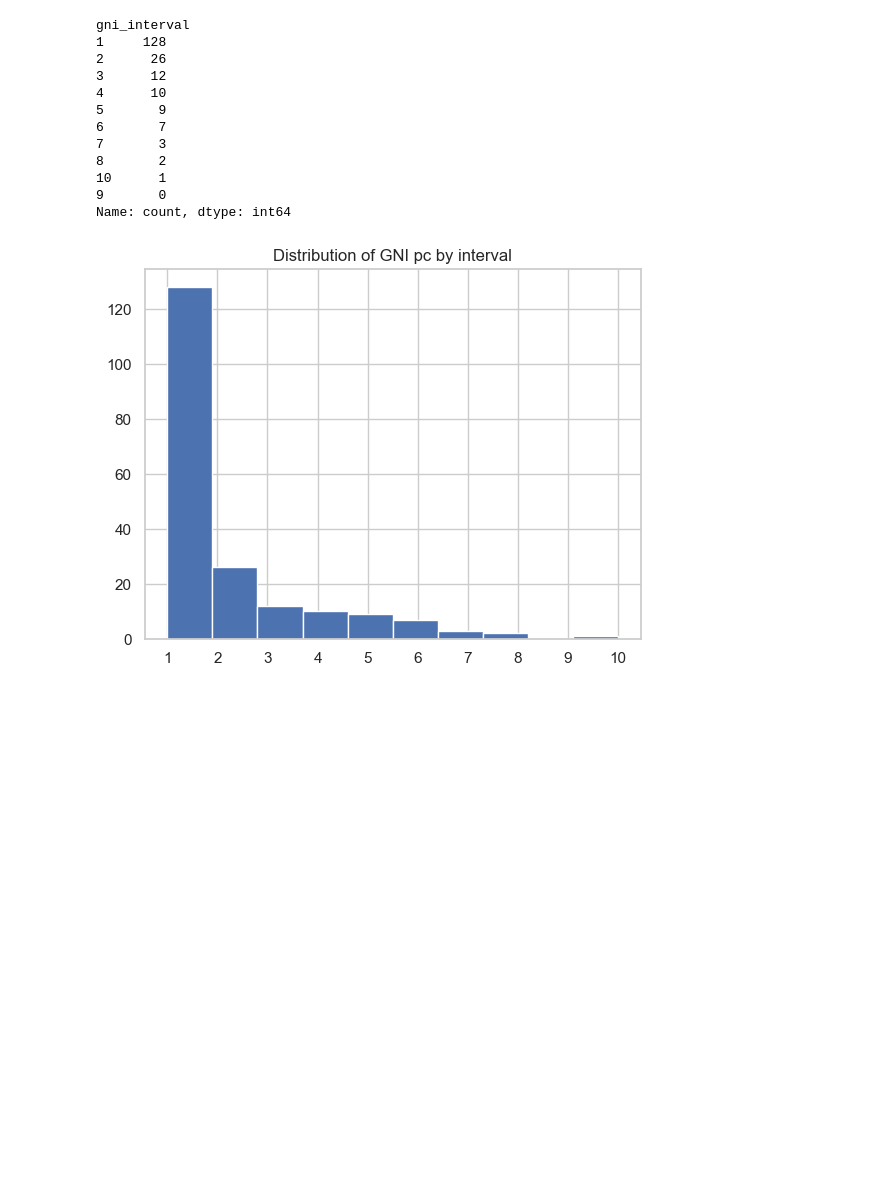
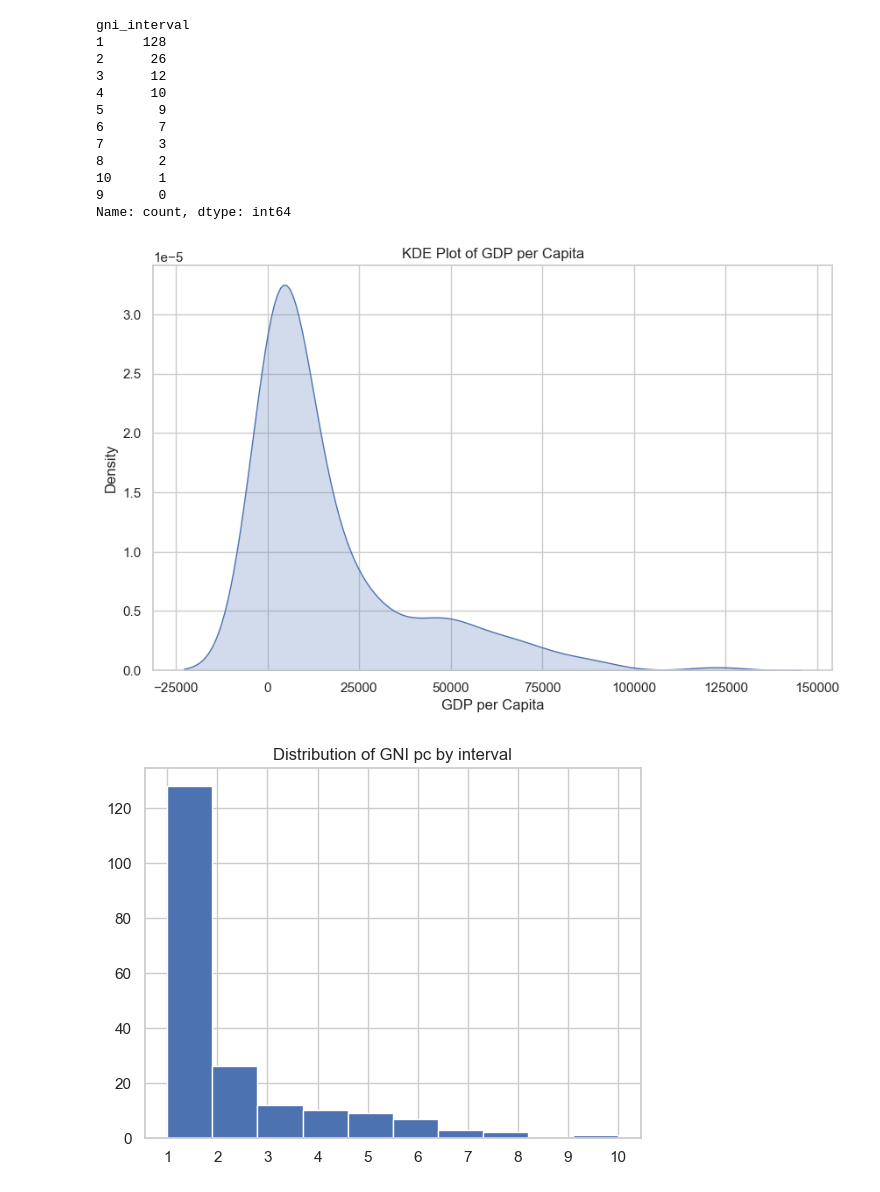
Before and after one commit to luciasauer/brushup_coding, a Jupyter notebook: eda.ipynb, the cells around one changed output. Saved outputs shown, nothing was run; the diff lists cells and outputs as text; code cells hidden in the pictures; blank space fills up the shorter version.

```diff
--- a/eda.ipynb
+++ b/eda.ipynb
@@ -158,6 +162,15 @@ gni_interval
 10      1
 9       0
 Name: count, dtype: int64
+# %%
+plt.figure(figsize=(10, 6))
+sns.kdeplot(df_pivot['gni_pc_2021'], fill=True)
+plt.title('KDE Plot of GDP per Capita')
+plt.xlabel('GDP per Capita')
+plt.ylabel('Density')
+plt.show()
+# %% [output]
+[figure, added]
 # %%
 ax = df_pivot.gni_interval.hist(bins=10)
 ax.set_title('Distribution of GNI pc by interval')
```
Also changed, not shown: parts of 12 cells of this notebook.
